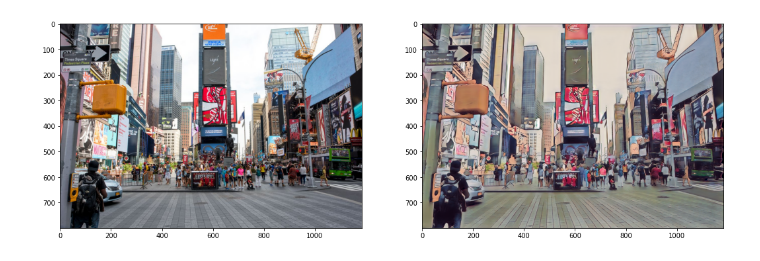
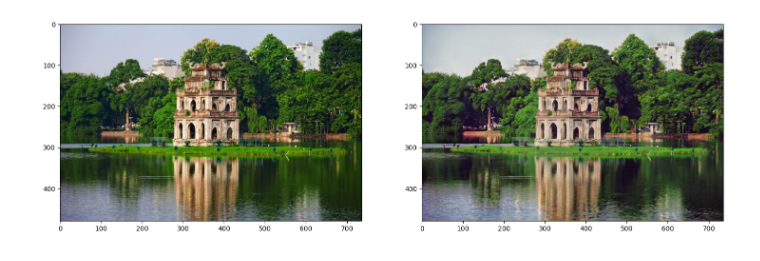
Before and after one commit to ptran1203/pytorch-animeGAN, a Jupyter notebook: notebooks/animeGAN_inference.ipynb, the cells around one changed output. Drawn from its saved outputs; the diff is of its cells as text; code cells hidden in the pictures.

```diff
--- a/notebooks/animeGAN_inference.ipynb
+++ b/notebooks/animeGAN_inference.ipynb
@@ -18,30 +16,30 @@ Weight loaded, ready to predict
 # %%
 import cv2
 import random
 import matplotlib.pyplot as plt
 import os
 import numpy as np
 from utils import read_image, resize_image
 
 def random_img(img_dir):
     files = [f for f in os.listdir(img_dir) if 'anime' not in f]
     p = os.path.join(img_dir, random.choice(files))
     return resize_image(read_image(p), width=612)
 
 # image = random_img('./example/result')
-url = 'https://cdn.vox-cdn.com/thumbor/gU6znSoxGS1oNf9XCxy0xBMxFiU=/0x0:6949x4638/1200x800/filters:focal(2920x1764:4030x2874)/cdn.vox-cdn.com/uploads/chorus_image/image/59204015/shutterstock_536517334.0.jpg'
+url = 'https://vcdn1-dulich.vnecdn.net/2022/05/11/hoan-kiem-lake-7673-1613972680-1508-1652253984.jpg?w=0&h=0&q=100&dpr=1&fit=crop&s=2wB1cBTUcNKuk68nrG6LMQ'
 image = resize_image(read_image(url))
 
 anime_img = (predictor.transform(image) + 1) / 2
 
 fig = plt.figure(figsize=(18, 25))
 fig.add_subplot(1, 2, 1)
 plt.imshow(image)
 fig.add_subplot(1, 2, 2)
 plt.imshow(anime_img[0])
 plt.show()
 # %% [output]
-[figure, old version]
+[figure, new version]
 # %%
 !python3 inference_video.py --checkpoint hayao\
                         --src /content/trailer.mp4\
```
Also changed, not shown: parts of 2 cells of this notebook.
